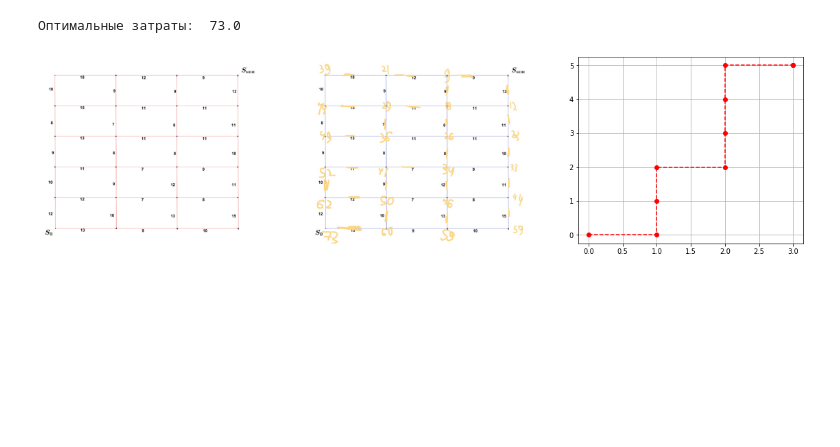
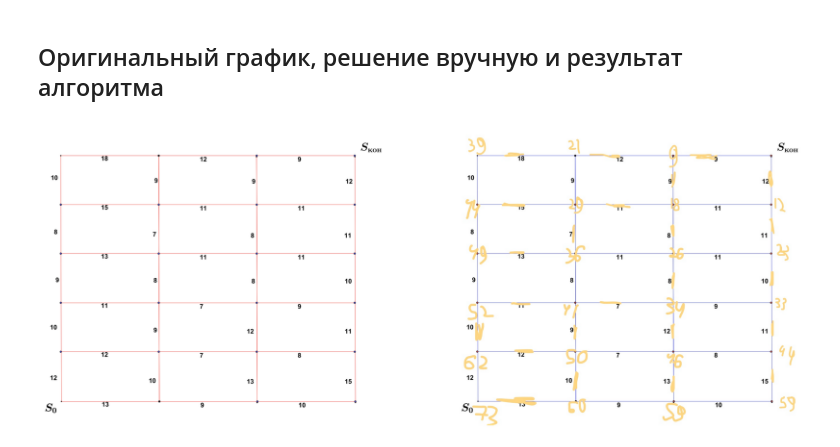
Before and after one commit to georgechaikin/dynamic-tasks, a Jupyter notebook: task-1.ipynb, the cells around one changed output. Saved outputs shown, nothing was run; the diff lists cells and outputs as text; code cells hidden in the pictures; blank space fills up the shorter version.

```diff
--- a/task-1.ipynb
+++ b/task-1.ipynb
@@ -45,3 +57,4 @@ way_map = input_values(6, 4)
 # %%
-way_map
+way_map = read_map()
+print(way_map)
 # %% [output]
@@ -134,10 +85,11 @@ def find_min(point, way_map, opt_cost, no_value = -1):
     elif point[1] == opt_cost.shape[1] - 1:
         return up_value + opt_cost[point[0]+1, point[1]], 'up'
     else:
-        return (up_value + opt_cost[point[0]+1, point[1]], 'up') if up_value + opt_cost[point[0]+1, point[1]]<right_value + opt_cost[point[0], point[1]+1] else (right_value + opt_cost[point[0], point[1]+1], 'right')
-
-
-def solve_dynamicaly(way_map, m, n, no_value = -1):
+        if up_value + opt_cost[point[0]+1, point[1]]<right_value + opt_cost[point[0], point[1]+1]:
+            return up_value + opt_cost[point[0]+1, point[1]], 'up'
+        else:
+            return right_value + opt_cost[point[0], point[1]+1], 'right'
+def solve_dynamically(way_map, m, n, no_value = -1):
     """
     Ищет матрицу оптимальных затрат и матрицу направлений для задачи о наборе высоты и скорости
     Args:
@@ -148,7 +100,7 @@ def solve_dynamicaly(way_map, m, n, no_value = -1):
     Returns:
         tuple: Матрица оптимальных значений затрат и матрица оптимальных направлений
     """
-    max_path_length = m+n
+    max_path_length = m+n-2
     directions_map = np.chararray((m, n), itemsize = 5)
     directions_map[:] = no_value
     opt_cost = no_value * np.ones((m, n))
@@ -157,6 +109,8 @@ def solve_dynamicaly(way_map, m, n, no_value = -1):
     for current_path_length in range(max_path_length + 1):
         # Находим точки, удовлетворяющие условию текущей длины пути
         current_points = [(row, column) for row in range(m) for column in range(n) if max_path_length - (row+column) == current_path_length]
+        print(current_path_length, current_points)
+        print()
         # Обновляем значения оптимальных затрат и направления для соответствующих точек
         for point in current_points:
             opt_cost[point[0], point[1]], directions_map[point[0], point[1]] = find_min(point, way_map, opt_cost, no_value)
@@ -165,4 +121,4 @@ def solve_dynamicaly(way_map, m, n, no_value = -1):
 # %%
-opt_cost, directions_map = solve_dynamicaly(way_map, 6, 4)
+opt_cost, directions_map = solve_dynamically(way_map, 6, 4)
 opt_cost, directions_map
 # %% [output]
@@ -181,35 +154,32 @@ opt_cost, directions_map
+# %% [markdown]
+## Оригинальный график, решение вручную и результат алгоритма
 # %%
 import matplotlib.pyplot as plt
+from matplotlib.pyplot import figure
 import cv2
 
 def get_optimal_path(point, directions_map, no_value = -1):
     """
     Возвращает путь от конкретной точки до конечной
     """
     points = [point]
     m, n = directions_map.shape
     for _ in range(m+n):
         direction = directions_map[point]
         if direction == bytes('up', encoding = 'utf-8'):
             point = (point[0]+1, point[1])
         elif direction == bytes('right', encoding = 'utf-8'):
             point = (point[0], point[1]+1)
         points+=[point]
     return np.array(points)[:,::-1]
 
-plt.figure(figsize = [20, 5])
-plt.subplot(1,3,1)
+plt.figure(figsize = [30, 30])
+plt.subplot(2,2,1)
 plt.imshow(cv2.imread(os.path.join('data', 'hw-1.5.png'))[:,:,::-1])
 plt.axis('off')
-plt.subplot(1,3,2)
+plt.subplot(2,2,2)
 plt.imshow(cv2.imread(os.path.join('data', 'manually_hw-1.5.jpg')))
 plt.axis('off')
-plt.subplot(1,3,3)
-opt_path = get_optimal_path((0,0), directions_map)
-plt.plot(opt_path[:,0], opt_path[:,1], 'ro--')
-# plot(x, y, 'go--', linewidth=2, markersize=12)
-plt.grid()
-print('Оптимальные затраты: ', opt_cost[0,0])
+print()
 # %% [output]
-Оптимальные затраты:  73.0
-[figure, old version]
+[figure, new version]
```
Also changed, not shown: parts of 14 cells of this notebook, 1 other file.
